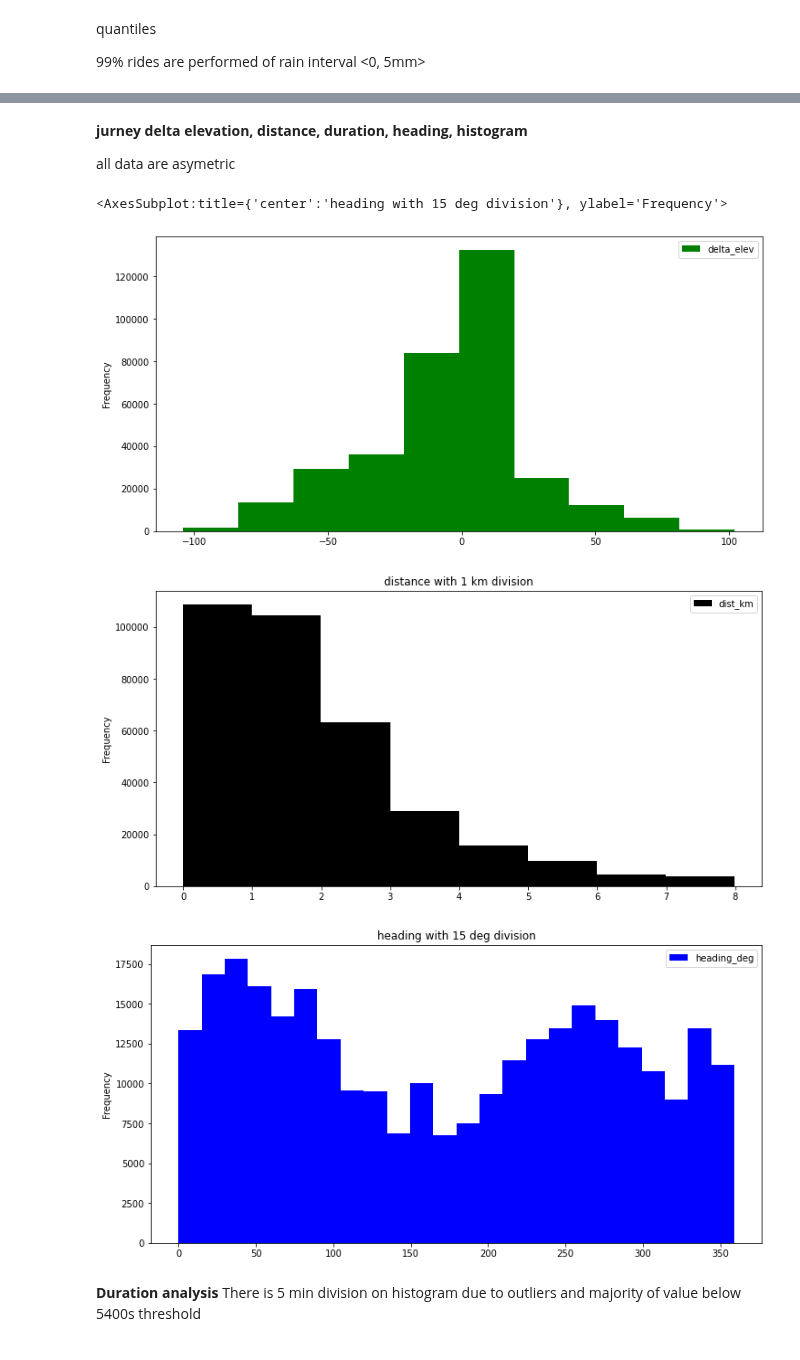
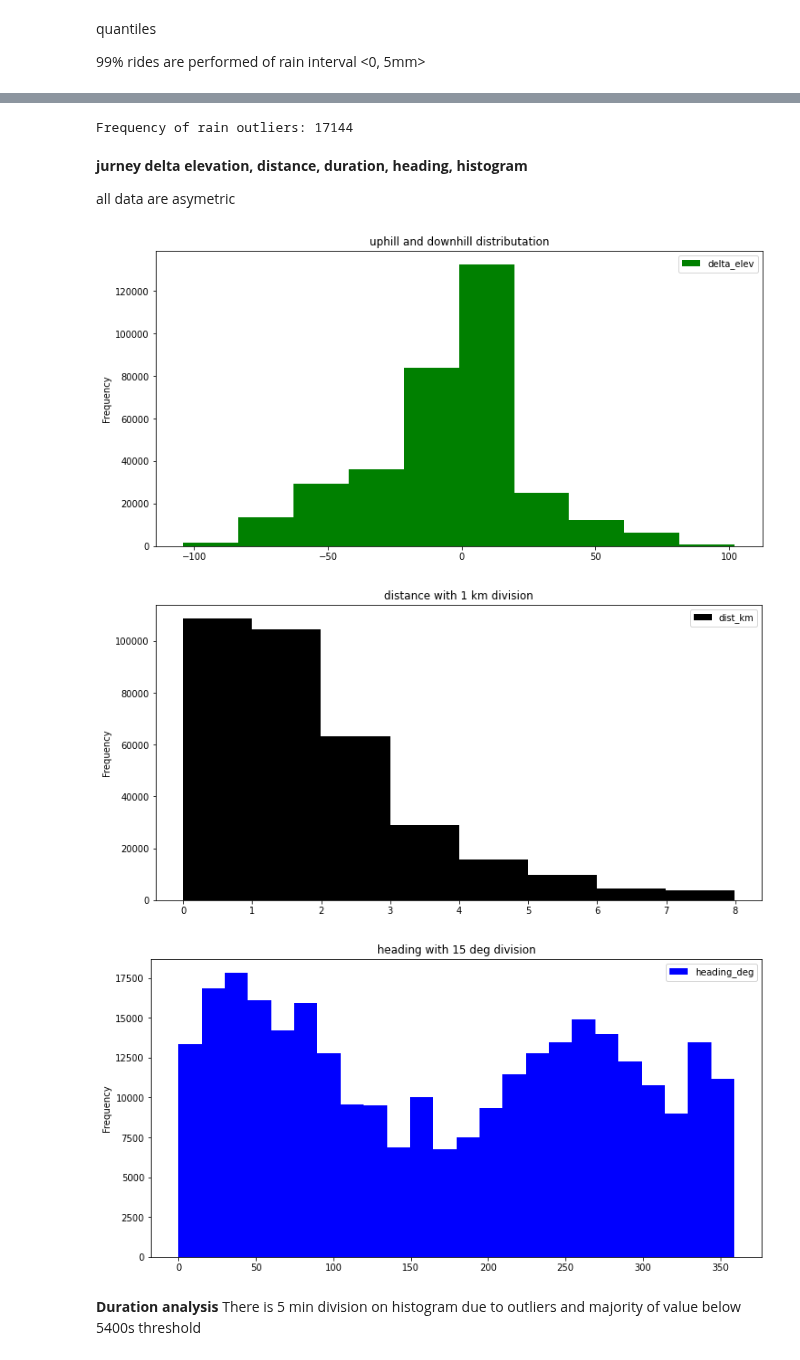
Before and after one commit to daim77/python_BI_analysis_bike_sharing, a Jupyter notebook: results.ipynb, the cells around one changed output, grey strips where cells are left out. Saved outputs shown, nothing was run; the diff lists cells and outputs as text; code cells hidden in the pictures.

```diff
--- a/results.ipynb
+++ b/results.ipynb
@@ -613,25 +626,36 @@ Theory Qiii + 1.5 * STD
 
 TOTAL Amount of rides with outlier Qiii + 1.5 * STD =  1.7 mm/hr and more: 17144 rides (5% of total traffic)
 # %%
-print('Frequency of rain outliers:', df1.loc[df1['rain_mm'] > 1.7, ['rain_mm']].count()[0])
+r_d = full_data_df['rain_mm'].describe()
+
+print('Frequency of rain outliers:',
+      full_data_df.loc[full_data_df['rain_mm'] > (r_d['75%'] + 1.5 * r_d['std']),
+                       ['rain_mm']]
+      .count()[0])
+# %% [output]
+Frequency of rain outliers: 17144
 # %% [markdown]
 **jurney delta elevation, distance, duration, heading, histogram**
 
 all data are asymetric
 # %%
-df = bikes_df.loc[:, ['delta_elev']]
-df.plot.hist('delta_elev', figsize=(12, 6), color='green', bins=10)
+df = full_data_df.loc[:, ['delta_elev']]
+df.plot.hist('delta_elev',
+             figsize=(12, 6),
+             color='green',
+             bins=10,
+             title=('uphill and downhill distributation'));
+
 
 # 1km division
-df = bikes_df.loc[bikes_df['dist_km'] < 8, ['dist_km']]
-df.plot.hist('dist_km', figsize=(12, 6), color='k', bins=8, title='distance with 1 km division')
+df = full_data_df.loc[full_data_df['dist_km'] < 8, ['dist_km']]
+df.plot.hist('dist_km', figsize=(12, 6), color='k', bins=8, title='distance with 1 km division');
 
 # 15 deg division
-df = bikes_df.loc[bikes_df['heading_deg'] < 360, ['heading_deg']]
-df.plot.hist('heading_deg', figsize=(12, 6), color='blue', bins=24, title='heading with 15 deg division')
+df = full_data_df.loc[full_data_df['heading_deg'] < 360, ['heading_deg']]
+df.plot.hist('heading_deg', figsize=(12, 6), color='blue', bins=24, title='heading with 15 deg division');
 # %% [output]
-<AxesSubplot:title={'center':'heading with 15 deg division'}, ylabel='Frequency'>
-[figure, old version]
+[figure, new version]
 [figure]
 [figure]
 # %% [markdown]
```
Also changed, not shown: parts of 19 cells of this notebook.
